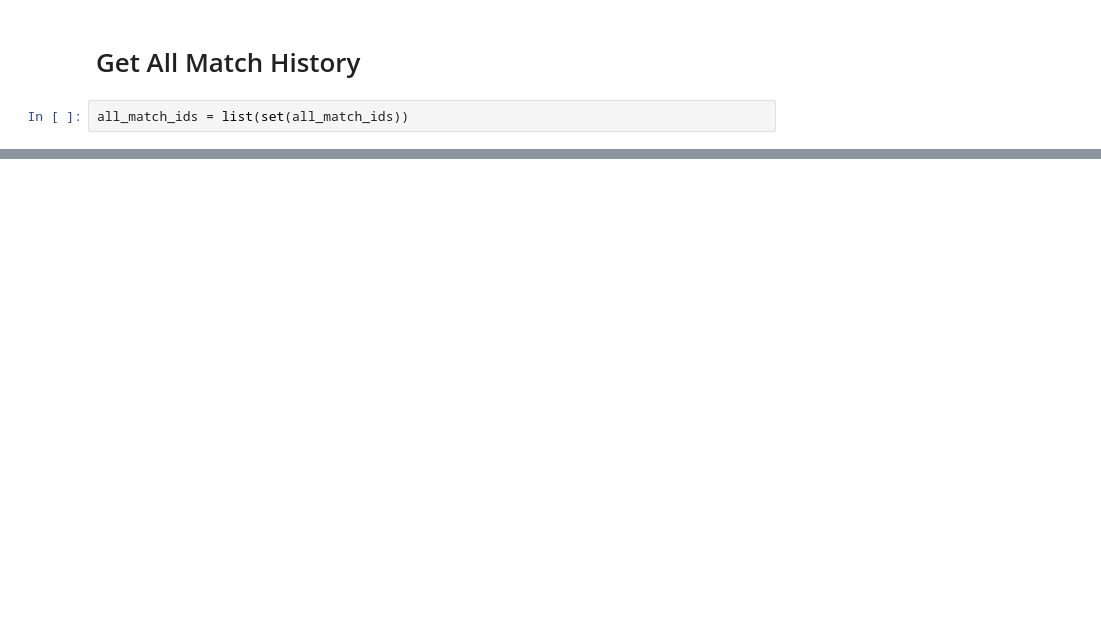
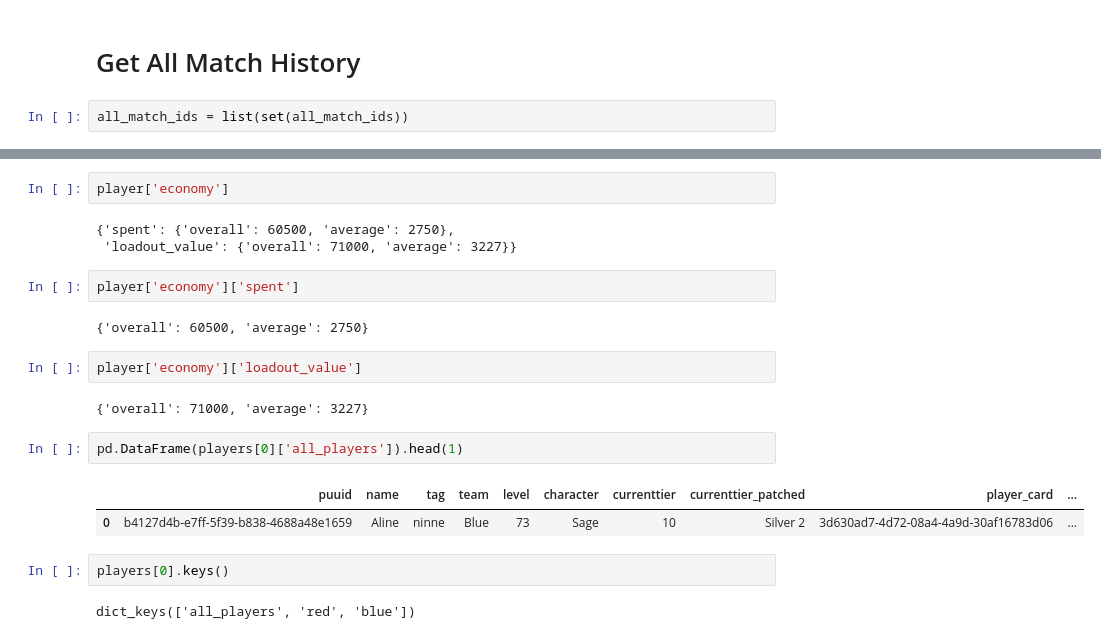
Before and after one commit to thalezirnho/valorant, a Jupyter notebook: main.ipynb, the cells around one changed output, grey strips where cells are left out. Saved outputs shown, nothing was run; the diff lists cells and outputs as text; blank space fills up the shorter version.

```diff
--- a/main.ipynb
+++ b/main.ipynb
@@ -135,0 +293,22 @@ pd.DataFrame(response.json()['data'])
+# %%
+player['economy']
+# %% [output]
+{'spent': {'overall': 60500, 'average': 2750},
+ 'loadout_value': {'overall': 71000, 'average': 3227}}
+# %%
+player['economy']['spent']
+# %% [output]
+{'overall': 60500, 'average': 2750}
+# %%
+player['economy']['loadout_value']
+# %% [output]
+{'overall': 71000, 'average': 3227}
+# %%
+pd.DataFrame(players[0]['all_players']).head(1)
+# %% [output]
+|  | puuid | name | tag | team | level | character | currenttier | currenttier_patched | player_card | ... |
+| 0 | b4127d4b-e7ff-5f39-b838-4688a48e1659 | Aline | ninne | Blue | 73 | Sage | 10 | Silver 2 | 3d630ad7-4d72-08a4-4a9d-30af16783d06 | ... |
+# %%
+players[0].keys()
+# %% [output]
+dict_keys(['all_players', 'red', 'blue'])
```
Also changed, not shown: parts of 17 cells of this notebook.
